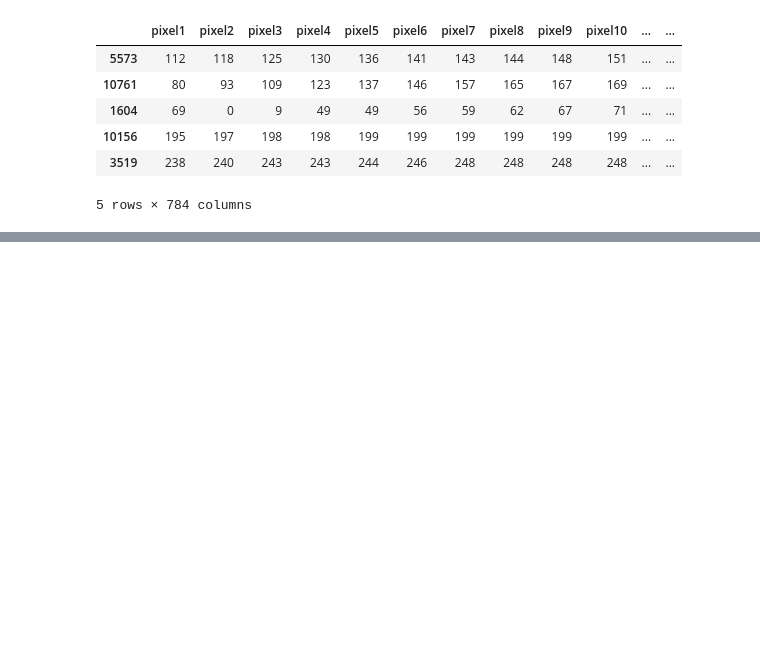
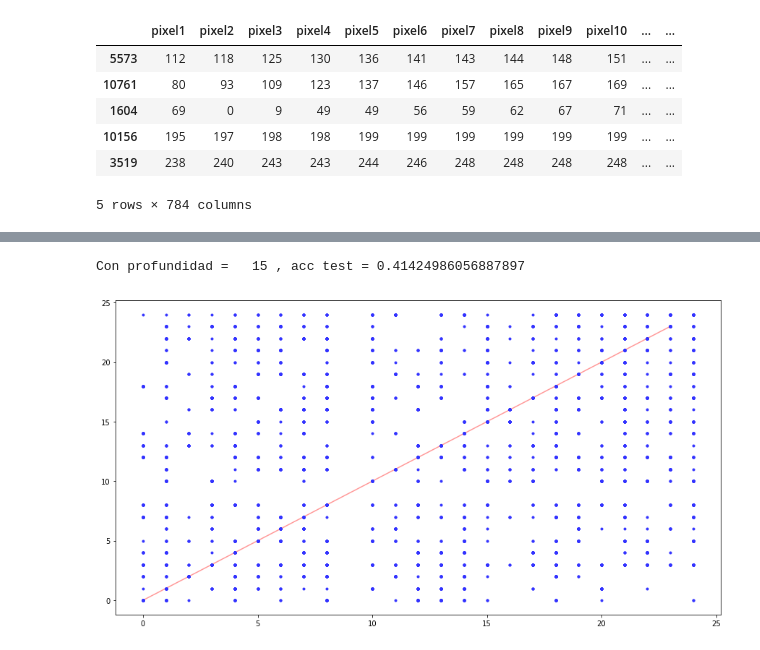
Before and after one commit to JavierL1/Tarea3-INF393, a Jupyter notebook: Parte4.ipynb, the cells around one changed output, grey strips where cells are left out. Drawn from its saved outputs; the diff is of its cells as text; code cells hidden in the pictures; blank space fills up the shorter version.

```diff
--- a/Parte4.ipynb
+++ b/Parte4.ipynb
@@ -70,0 +427,12 @@ validation_data=(x_v.values,to_categorical(y_v)))
+# %%
+model = SVR(C=C1, gamma=g1, kernel='rbf')
+model.fit(x_tr1,y_tr)
+Y_pred_test1 = model.predict(x_t1)
+acc_test1 = accuracy_score(y_t, Y_pred_test1)
+print("Con C = {:4} y gamma = {:4}, acc test = {:5}".format(C1, g1, acc_test1))
+plt.figure(figsize=(15, 8))
+indentity = np.arange(0,24)
+plt.plot(indentity,indentity,'-',color=(1,0.2,0.2),alpha=0.5)
+plt.plot(ytest,Y_pred_test1,'.',color=(0.2,0.2,1))
+
+plt.show()
@@ -70,0 +443,12 @@ validation_data=(x_v.values,to_categorical(y_v)))
+# %%
+model = SVR(C=C2, gamma=g2, kernel='rbf')
+model.fit(x_tr2,y_tr)
+Y_pred_test1 = model.predict(x_t2)
+acc_test2 = accuracy_score(y_t, Y_pred_test2)
+print("Con C = {:4} y gamma = {:4}, acc test = {:5}".format(C2, g2, acc_test2))
+plt.figure(figsize=(15, 8))
+indentity = np.arange(0,24)
+plt.plot(indentity,indentity,'-',color=(1,0.2,0.2),alpha=0.5)
+plt.plot(y_t,Y_pred_test2,'.',color=(0.2,0.2,1))
+
+plt.show()
@@ -70,0 +498,15 @@ validation_data=(x_v.values,to_categorical(y_v)))
+# %%
+model = Tree(random_state=0, max_depth = depth0)
+model.fit(x_tr,y_tr)
+Y_pred_test = model.predict(x_t)
+acc_test = accuracy_score(y_t, Y_pred_test)
+print("Con profundidad = {:4} , acc test = {:5}".format(depth0, acc_test))
+plt.figure(figsize=(15, 8))
+indentity = np.arange(0,24)
+plt.plot(indentity,indentity,'-',color=(1,0.2,0.2),alpha=0.5)
+plt.plot(y_t,Y_pred_test,'.',color=(0.2,0.2,1))
+
+plt.show()
+# %% [output]
+Con profundidad =   15 , acc test = 0.41424986056887897
+[figure, added]
```
Also changed, not shown: parts of 46 cells of this notebook, 1 other file.
